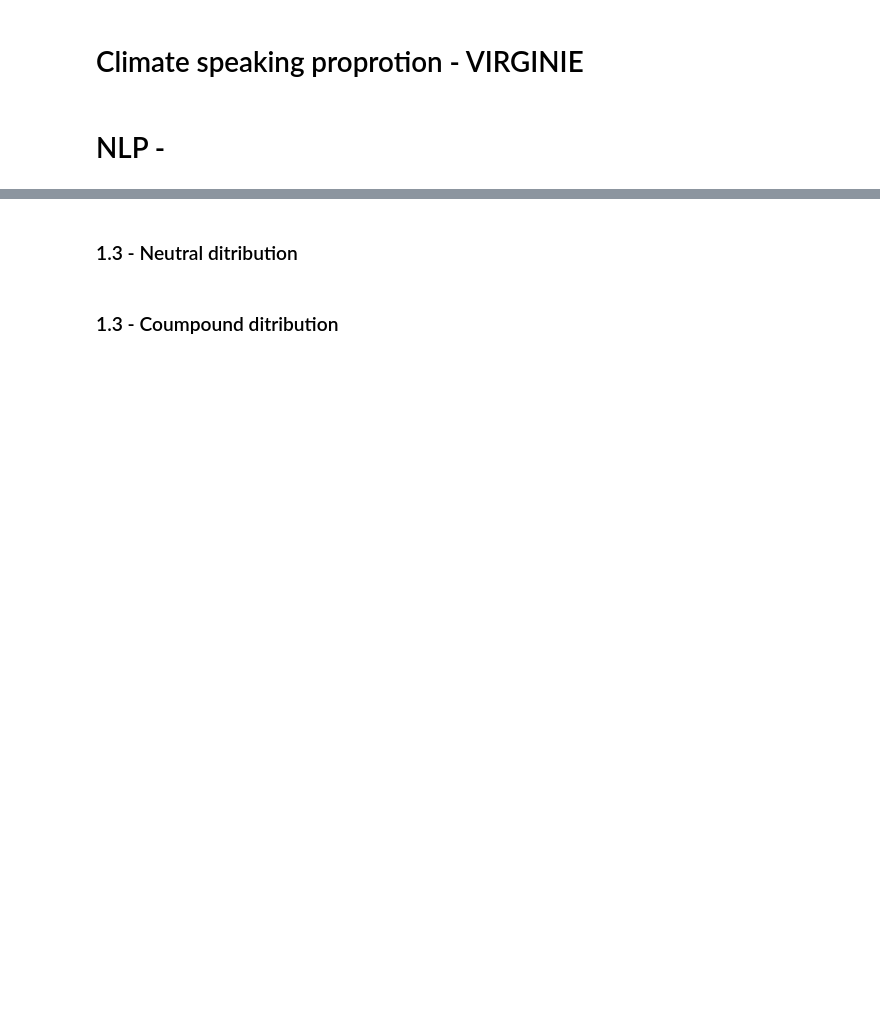
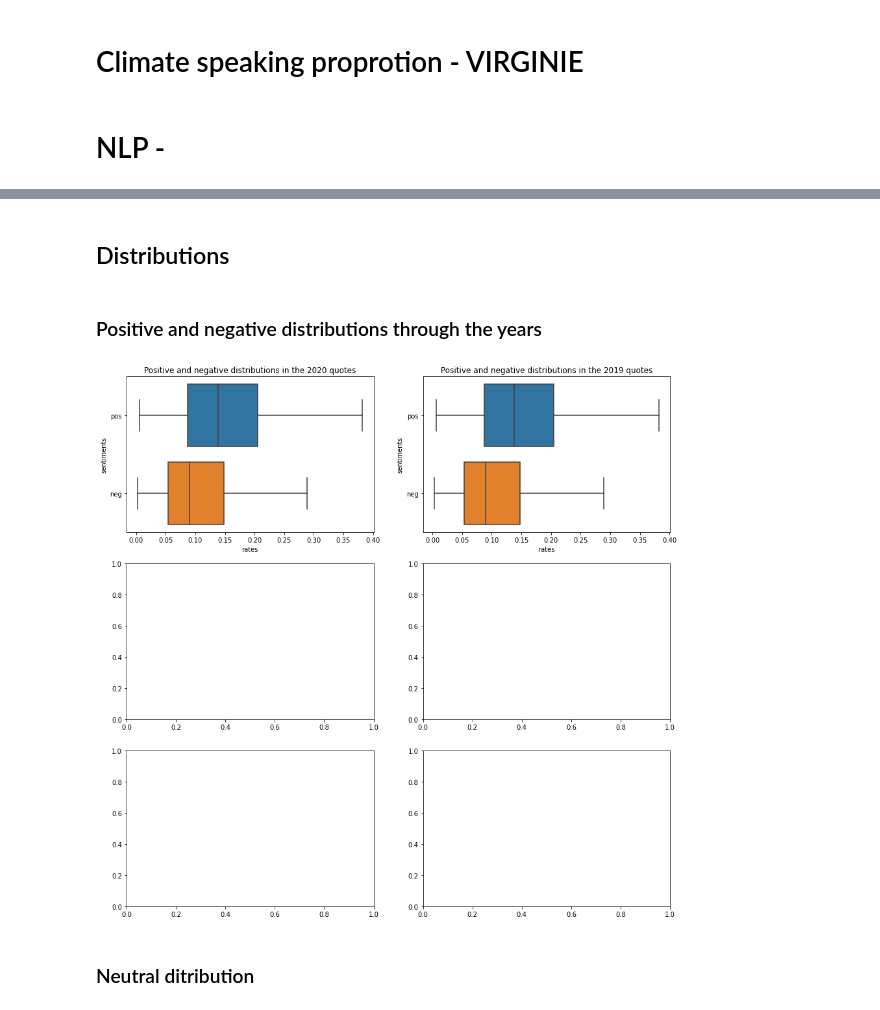
Before and after one commit to epfl-ada/ada-2021-project-avada-kedavra, a Jupyter notebook: visualization.ipynb, the cells around one changed output, grey strips where cells are left out. Saved outputs shown, nothing was run; the diff lists cells and outputs as text; code cells hidden in the pictures; blank space fills up the shorter version.

```diff
--- a/visualization.ipynb
+++ b/visualization.ipynb
@@ -484,0 +427,8 @@ Text(0, 0.5, 'Number of sentences')
+# %%
+dico={} #We create a dictonary to loop over our years.
+for date in [2020, 2019, 2018, 2017, 2016, 2015]:
+    dico[date] = pd.read_csv(f"data/clean_quotes-{date}.bz2", compression = 'bz2')
+# %%
+dico_quotes = {}
+for date in [2020, 2019, 2018, 2017, 2016, 2015]:
+    dico_quotes[date] = dico[date]['quotation']
@@ -485,4 +445,39 @@ Text(0, 0.5, 'Number of sentences')
+# %% [markdown]
+## Distributions
+# %% [markdown]
+### Positive and negative distributions through the years
+# %%
+positive_sent = {}
+negative_sent = {}
+ls_pos = []
+ls_neg = []
+
+#iterate through the sentencs, get polarity scores, choose a value
+
+for date in [2020,2019]: #, 2019, 2018, 2017, 2016, 2015]:
+    for quote in dico_quotes[date]:
+        ls_pos.append(analyzer.polarity_scores(quote)['pos'])
+        ls_neg.append(analyzer.polarity_scores(quote)['neg'])
+
+    positive_sent[date] = ls_pos
+    negative_sent[date] = ls_neg
+# %%
+def get_above_zero(my_list):
+    np_arr = np.array(my_list)
+    return np_arr[np_arr > 0]
+# %%
+fig, axes = plt.subplots(3,2, figsize=(15,15))
+
+
+
+
+for i, date in enumerate(positive_sent.keys()): #add colors palette and 2015->2020
+    to_plot = [get_above_zero(positive_sent[date]),get_above_zero(negative_sent[date])]
+    line, col = divmod(i, 2)
+    sentiments = 'pos','neg'
+    sns.boxplot(data = to_plot, orient = "h", ax = axes[line,col],showfliers=False).set(title = f'Positive and negative distributions in the {date} quotes', xlabel='rates', ylabel='sentiments')
+    axes[line,col].set_yticklabels(['pos','neg'])
+# %% [output]
+[figure, added]
 # %% [markdown]
-### 1.3 - Neutral ditribution
+### Neutral ditribution
-# %% [markdown]
-### 1.3 - Coumpound ditribution
```
Also changed, not shown: parts of 15 cells of this notebook, 1 other file.
